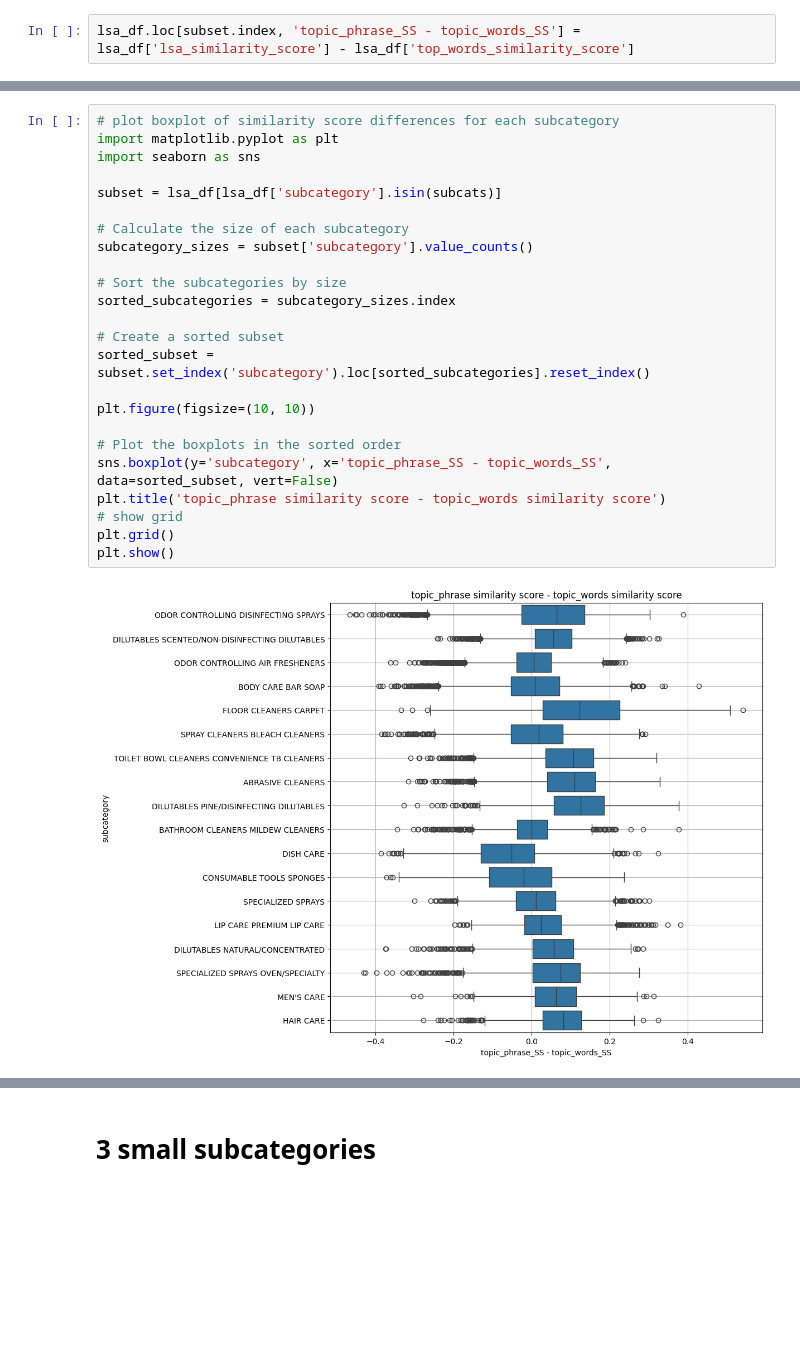
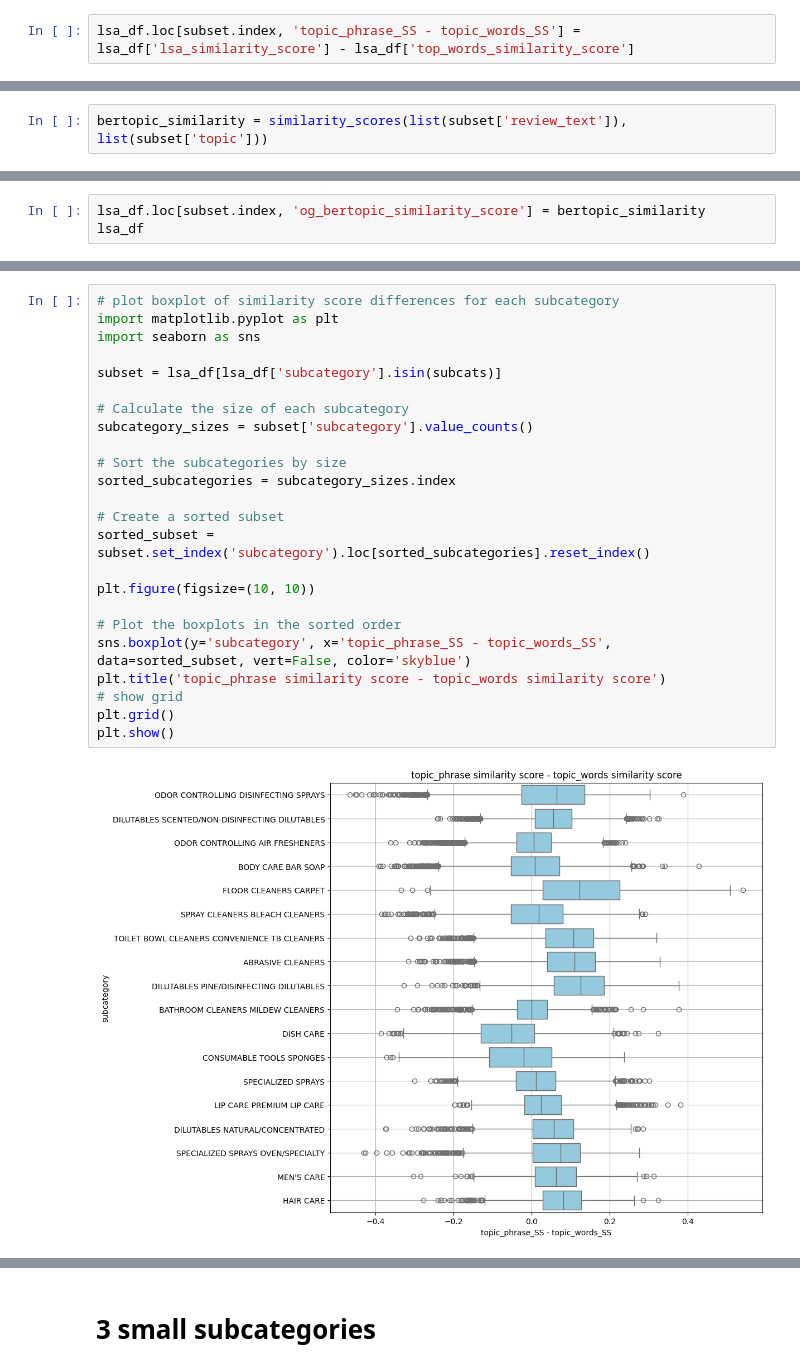
Before and after one commit to jluo3364/BTT-Clorox-Company, a Jupyter notebook: TopicModel/lsa_class.ipynb, the cells around one changed output, grey strips where cells are left out. Drawn from its saved outputs; the diff is of its cells as text; blank space fills up the shorter version.

```diff
--- a/TopicModel/lsa_class.ipynb
+++ b/TopicModel/lsa_class.ipynb
@@ -376,0 +379,2 @@ Name: count, dtype: int64
+# %%
+bertopic_similarity = similarity_scores(list(subset['review_text']), list(subset['topic']))
@@ -376,0 +399,3 @@ Name: count, dtype: int64
+# %%
+lsa_df.loc[subset.index, 'og_bertopic_similarity_score'] = bertopic_similarity
+lsa_df
@@ -379,26 +420,26 @@ Name: count, dtype: int64
 # %%
 # plot boxplot of similarity score differences for each subcategory
 import matplotlib.pyplot as plt
 import seaborn as sns
 
 subset = lsa_df[lsa_df['subcategory'].isin(subcats)]
 
 # Calculate the size of each subcategory
 subcategory_sizes = subset['subcategory'].value_counts()
 
 # Sort the subcategories by size
 sorted_subcategories = subcategory_sizes.index
 
 # Create a sorted subset
 sorted_subset = subset.set_index('subcategory').loc[sorted_subcategories].reset_index()
 
 plt.figure(figsize=(10, 10))
 
 # Plot the boxplots in the sorted order
-sns.boxplot(y='subcategory', x='topic_phrase_SS - topic_words_SS', data=sorted_subset, vert=False)
+sns.boxplot(y='subcategory', x='topic_phrase_SS - topic_words_SS', data=sorted_subset, vert=False, color='skyblue')
 plt.title('topic_phrase similarity score - topic_words similarity score')
 # show grid
 plt.grid()
 plt.show()
 # %% [output]
-[figure, old version]
+[figure, new version]
```
Also changed, not shown: parts of 11 cells of this notebook, 3 other files.
